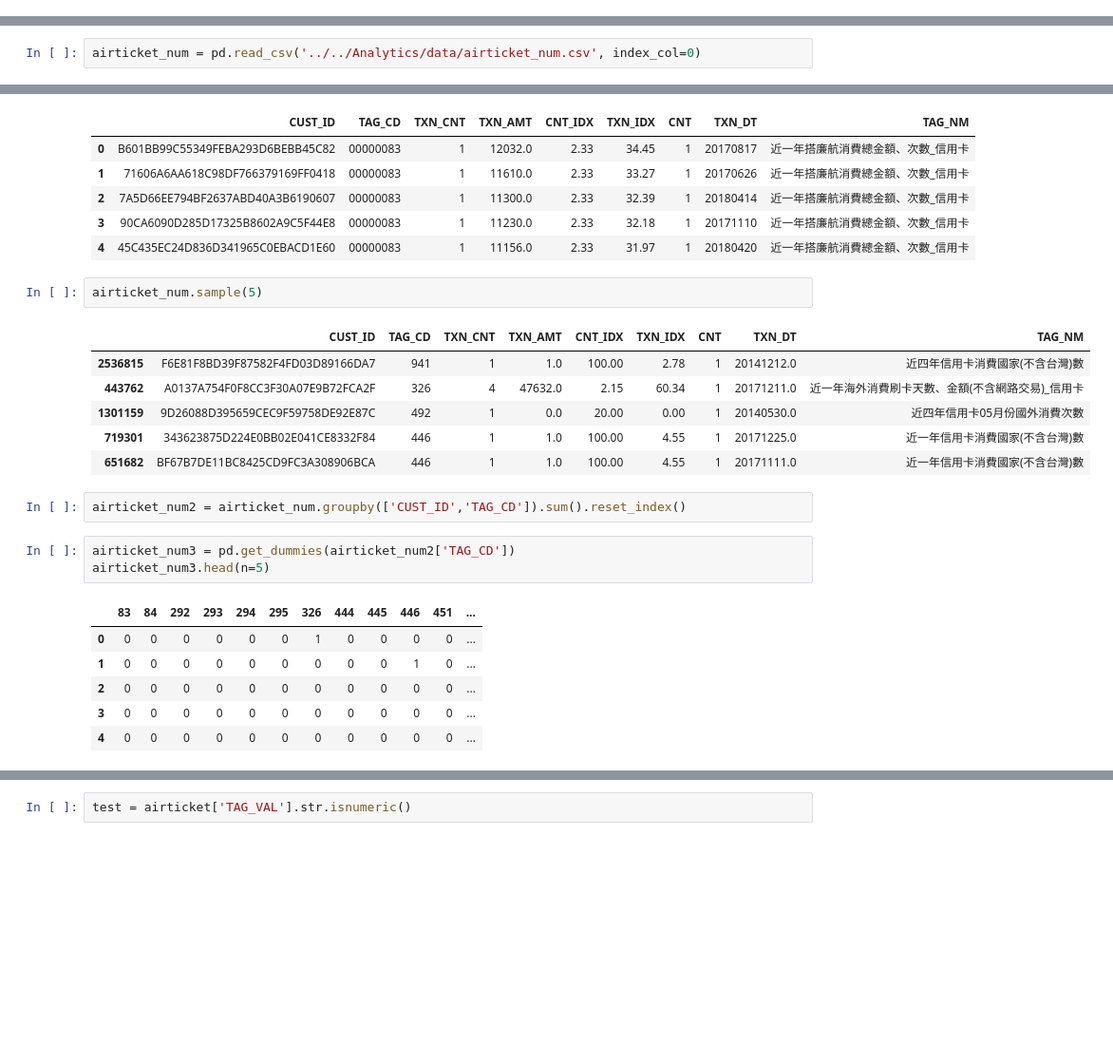
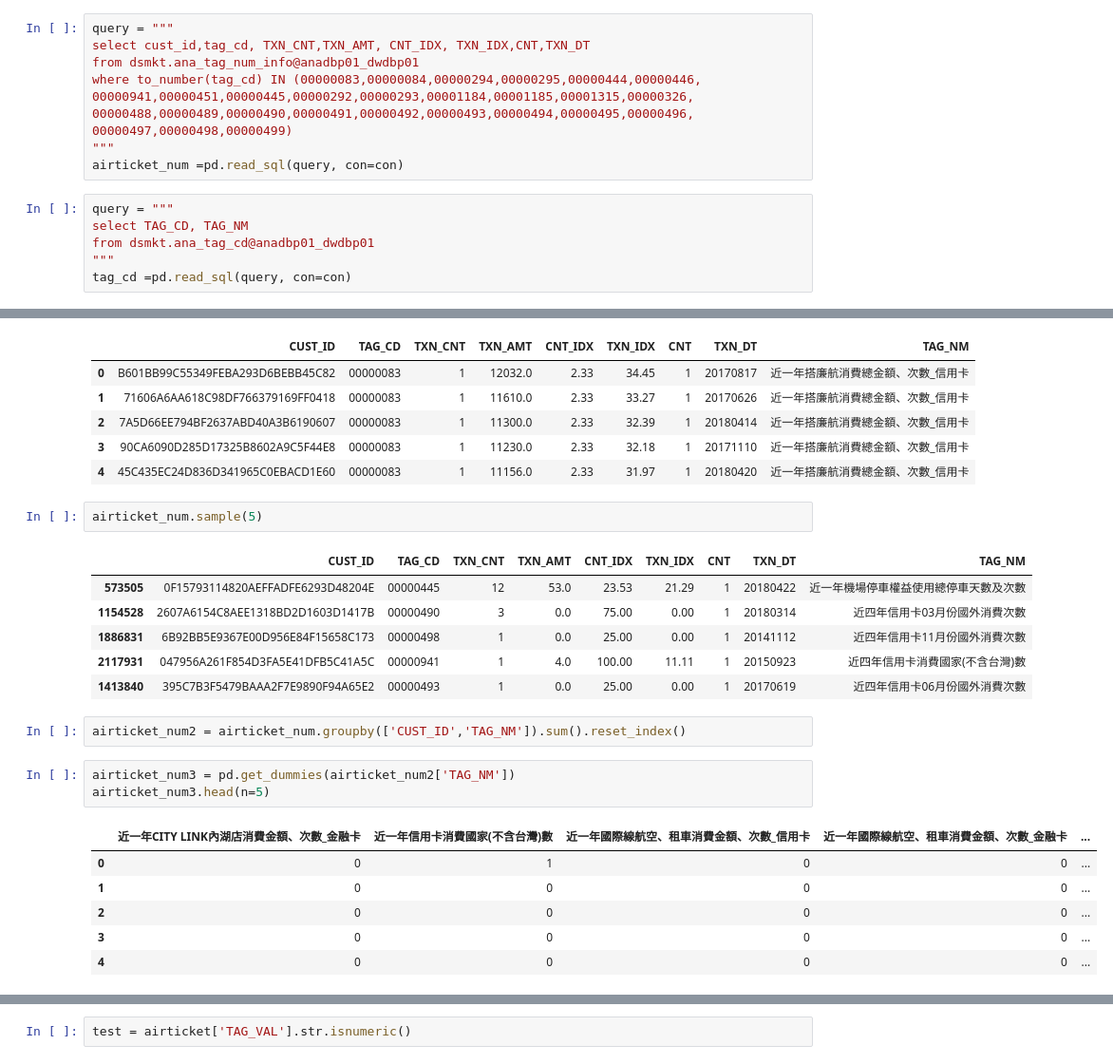
Before and after one commit to freedom079215/travel_model, a Jupyter notebook: Air_ticket.ipynb, the cells around one changed output, grey strips where cells are left out. Shown at 95% size. Cells and saved outputs as stored; diff of their text form; blank space fills up the shorter version.

```diff
--- a/Air_ticket.ipynb
+++ b/Air_ticket.ipynb
@@ -42,8 +48,22 @@ DatabaseError: ORA-02391: exceeded simultaneous SESSIONS_PER_USER limit
+# %%
+query = """
+select cust_id,tag_cd, TXN_CNT,TXN_AMT, CNT_IDX, TXN_IDX,CNT,TXN_DT
+from dsmkt.ana_tag_num_info@anadbp01_dwdbp01
+where to_number(tag_cd) IN (00000083,00000084,00000294,00000295,00000444,00000446,
+00000941,00000451,00000445,00000292,00000293,00001184,00001185,00001315,00000326,
+00000488,00000489,00000490,00000491,00000492,00000493,00000494,00000495,00000496,
+00000497,00000498,00000499)
+"""
+airticket_num =pd.read_sql(query, con=con)
+# %%
+query = """
+select TAG_CD, TAG_NM
+from dsmkt.ana_tag_cd@anadbp01_dwdbp01
+"""
+tag_cd =pd.read_sql(query, con=con)
 # %%
 airticket_num.to_csv('airticket_num.csv')
 # %%
 airticket.to_csv('airticket.csv')
 # %%
 tag_cd.to_csv('tag_cd.csv')
-# %%
-airticket_num = pd.read_csv('../../Analytics/data/airticket_num.csv', index_col=0)
@@ -82,23 +81,23 @@ airticket_num.head()
 airticket_num.sample(5)
 # %% [output]
 |  | CUST_ID | TAG_CD | TXN_CNT | TXN_AMT | CNT_IDX | TXN_IDX | CNT | TXN_DT | TAG_NM |
-| 2536815 | F6E81F8BD39F87582F4FD03D89166DA7 | 941 | 1 | 1.0 | 100.00 | 2.78 | 1 | 20141212.0 | 近四年信用卡消費國家(不含台灣)數 |
-| 443762 | A0137A754F0F8CC3F30A07E9B72FCA2F | 326 | 4 | 47632.0 | 2.15 | 60.34 | 1 | 20171211.0 | 近一年海外消費刷卡天數、金額(不含網路交易)_信用卡 |
-| 1301159 | 9D26088D395659CEC9F59758DE92E87C | 492 | 1 | 0.0 | 20.00 | 0.00 | 1 | 20140530.0 | 近四年信用卡05月份國外消費次數 |
-| 719301 | 343623875D224E0BB02E041CE8332F84 | 446 | 1 | 1.0 | 100.00 | 4.55 | 1 | 20171225.0 | 近一年信用卡消費國家(不含台灣)數 |
-| 651682 | BF67B7DE11BC8425CD9FC3A308906BCA | 446 | 1 | 1.0 | 100.00 | 4.55 | 1 | 20171111.0 | 近一年信用卡消費國家(不含台灣)數 |
+| 573505 | 0F15793114820AEFFADFE6293D48204E | 00000445 | 12 | 53.0 | 23.53 | 21.29 | 1 | 20180422 | 近一年機場停車權益使用總停車天數及次數 |
+| 1154528 | 2607A6154C8AEE1318BD2D1603D1417B | 00000490 | 3 | 0.0 | 75.00 | 0.00 | 1 | 20180314 | 近四年信用卡03月份國外消費次數 |
+| 1886831 | 6B92BB5E9367E00D956E84F15658C173 | 00000498 | 1 | 0.0 | 25.00 | 0.00 | 1 | 20141112 | 近四年信用卡11月份國外消費次數 |
+| 2117931 | 047956A261F854D3FA5E41DFB5C41A5C | 00000941 | 1 | 4.0 | 100.00 | 11.11 | 1 | 20150923 | 近四年信用卡消費國家(不含台灣)數 |
+| 1413840 | 395C7B3F5479BAAA2F7E9890F94A65E2 | 00000493 | 1 | 0.0 | 25.00 | 0.00 | 1 | 20170619 | 近四年信用卡06月份國外消費次數 |
 # %%
-airticket_num2 = airticket_num.groupby(['CUST_ID','TAG_CD']).sum().reset_index()
+airticket_num2 = airticket_num.groupby(['CUST_ID','TAG_NM']).sum().reset_index()
 # %%
-airticket_num3 = pd.get_dummies(airticket_num2['TAG_CD'])
+airticket_num3 = pd.get_dummies(airticket_num2['TAG_NM'])
 airticket_num3.head(n=5)
 # %% [output]
-|  | 83 | 84 | 292 | 293 | 294 | 295 | 326 | 444 | 445 | 446 | 451 | ... |
-| 0 | 0 | 0 | 0 | 0 | 0 | 0 | 1 | 0 | 0 | 0 | 0 | ... |
-| 1 | 0 | 0 | 0 | 0 | 0 | 0 | 0 | 0 | 0 | 1 | 0 | ... |
-| 2 | 0 | 0 | 0 | 0 | 0 | 0 | 0 | 0 | 0 | 0 | 0 | ... |
-| 3 | 0 | 0 | 0 | 0 | 0 | 0 | 0 | 0 | 0 | 0 | 0 | ... |
-| 4 | 0 | 0 | 0 | 0 | 0 | 0 | 0 | 0 | 0 | 0 | 0 | ... |
+|  | 近一年CITY LINK內湖店消費金額、次數_金融卡 | 近一年信用卡消費國家(不含台灣)數 | 近一年國際線航空、租車消費金額、次數_信用卡 | 近一年國際線航空、租車消費金額、次數_金融卡 | ... |
+| 0 | 0 | 1 | 0 | 0 | ... |
+| 1 | 0 | 0 | 0 | 0 | ... |
+| 2 | 0 | 0 | 0 | 0 | ... |
+| 3 | 0 | 0 | 0 | 0 | ... |
+| 4 | 0 | 0 | 0 | 0 | ... |
 # %%
 airticket_num_ml = pd.merge(airticket_num2, airticket_num3, left_index=True, right_index = True)
 airticket_num_ml.head()
```
Also changed, not shown: parts of 49 cells of this notebook.
